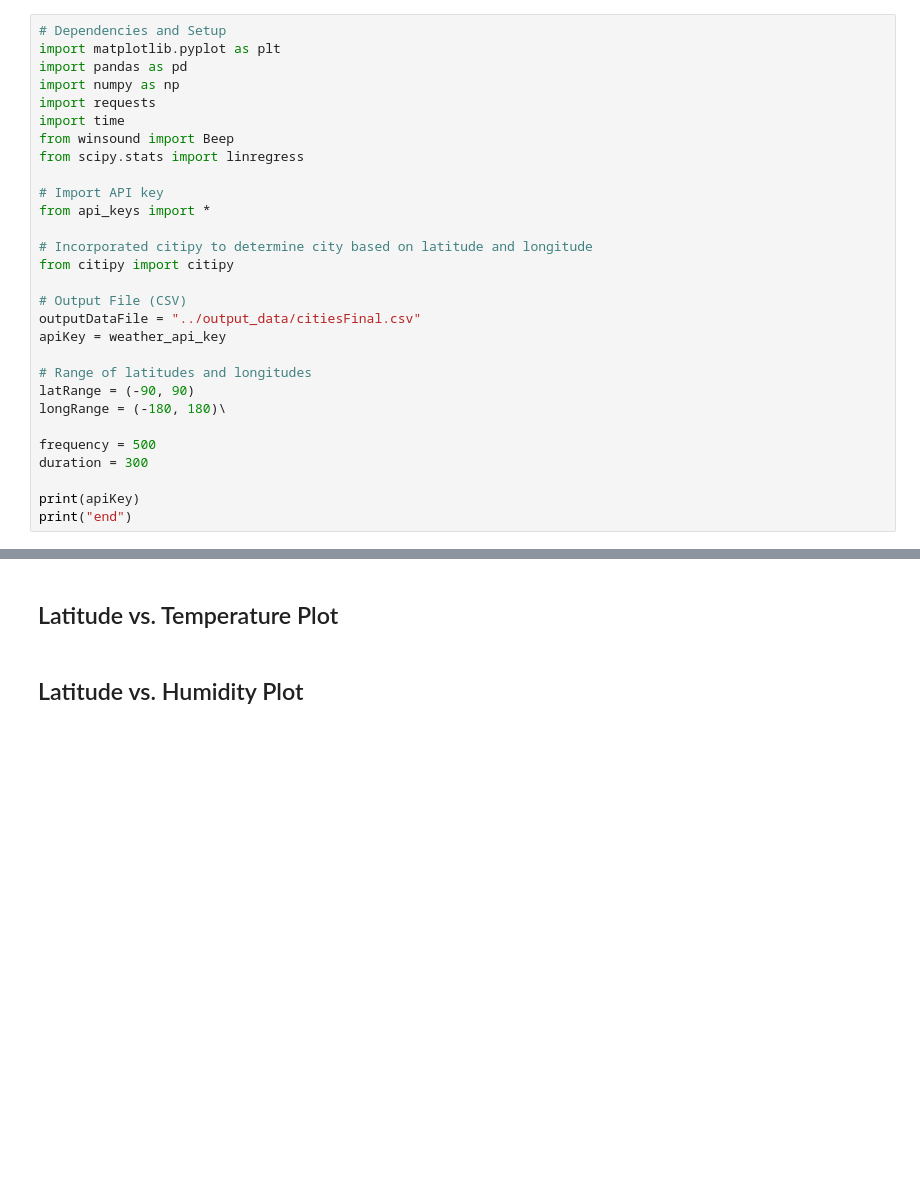
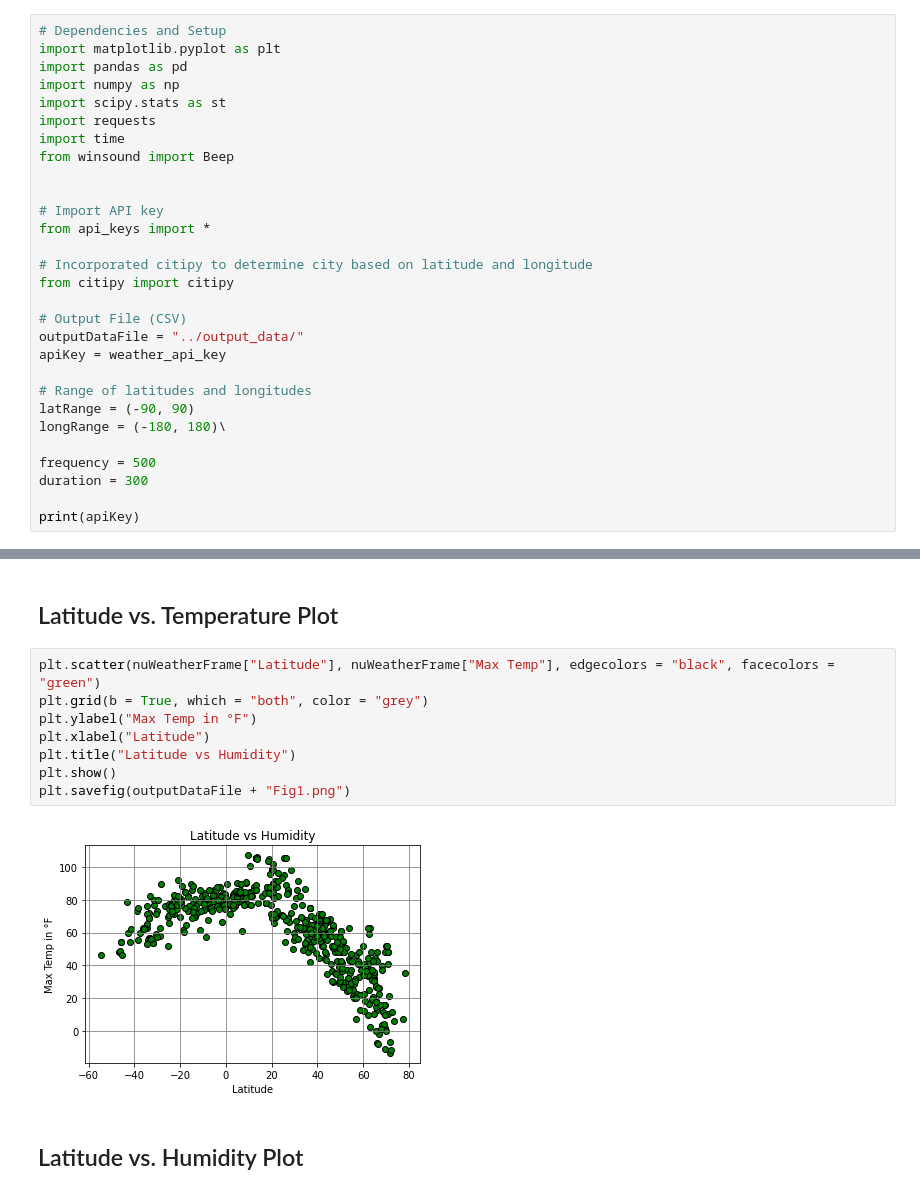
Before and after one commit to NealMaze/06.python-api-challenge, a Jupyter notebook: starter_code/WeatherPy.ipynb, the cells around one changed output, grey strips where cells are left out. Cells and saved outputs as stored; diff of their text form; blank space fills up the shorter version.

```diff
--- a/starter_code/WeatherPy.ipynb
+++ b/starter_code/WeatherPy.ipynb
@@ -9,10 +9,11 @@
 import matplotlib.pyplot as plt
 import pandas as pd
 import numpy as np
+import scipy.stats as st
 import requests
 import time
 from winsound import Beep
-from scipy.stats import linregress
+
 
 # Import API key
 from api_keys import *
@@ -21,7 +22,7 @@ from api_keys import *
 from citipy import citipy
 
 # Output File (CSV)
-outputDataFile = "../output_data/citiesFinal.csv"
+outputDataFile = "../output_data/"
 apiKey = weather_api_key
 
 # Range of latitudes and longitudes
@@ -32,6 +33,5 @@ frequency = 500
 duration = 300
 
 print(apiKey)
-print("end")
 # %% [output]
 0177f35c8f92d24e465dedcf1d6022b6
@@ -266,5 +262,15 @@ nuWeather.head(3)
 * Save the plotted figures as .pngs.
 # %% [markdown]
 ## Latitude vs. Temperature Plot
+# %%
+plt.scatter(nuWeatherFrame["Latitude"], nuWeatherFrame["Max Temp"], edgecolors = "black", facecolors = "green")
+plt.grid(b = True, which = "both", color = "grey")
+plt.ylabel("Max Temp in °F")
+plt.xlabel("Latitude")
+plt.title("Latitude vs Humidity")
+plt.show()
+plt.savefig(outputDataFile + "Fig1.png")
+# %% [output]
+[figure, added]
 # %% [markdown]
 ## Latitude vs. Humidity Plot
```
Also changed, not shown: parts of 16 cells of this notebook, 5 other files.
